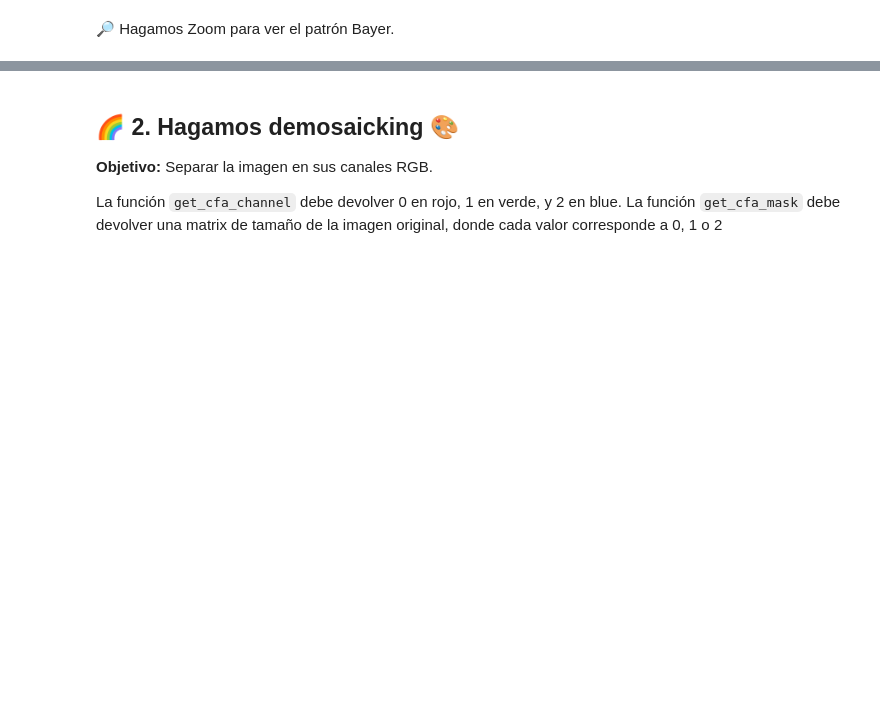
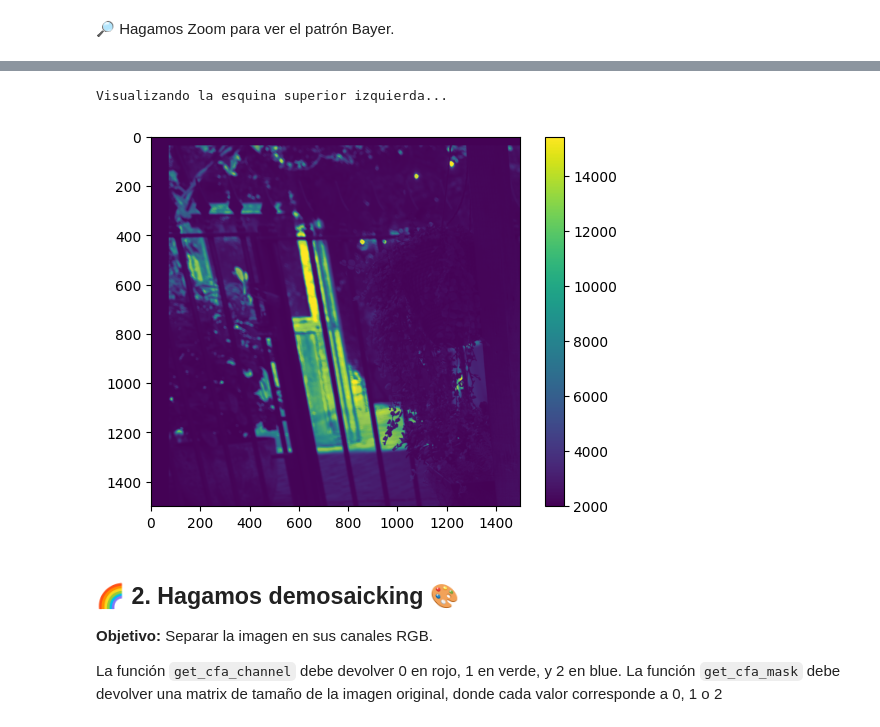
Before and after one commit to NoCoffeeSintaxis/Hands-on-Computer-Vision, a Jupyter notebook: sesiones/sesion2/Sesion2_1_Demosaicking.ipynb, the cells around one changed output, grey strips where cells are left out. Saved outputs shown, nothing was run; the diff lists cells and outputs as text; code cells hidden in the pictures; blank space fills up the shorter version.

```diff
--- a/sesiones/sesion2/Sesion2_1_Demosaicking.ipynb
+++ b/sesiones/sesion2/Sesion2_1_Demosaicking.ipynb
@@ -94,3 +105,11 @@ plt.show()
+# %%
+print(f'Visualizando la esquina superior izquierda...')
+plt.imshow(image[:m, :m])
+plt.colorbar()
+plt.show()
+# %% [output]
+Visualizando la esquina superior izquierda...
+[figure, added]
 # %% [markdown]
 ## 🌈 **2. Hagamos demosaicking** <a name="tema3"></a> 🎨
 
```
Also changed, not shown: parts of 6 cells of this notebook.
